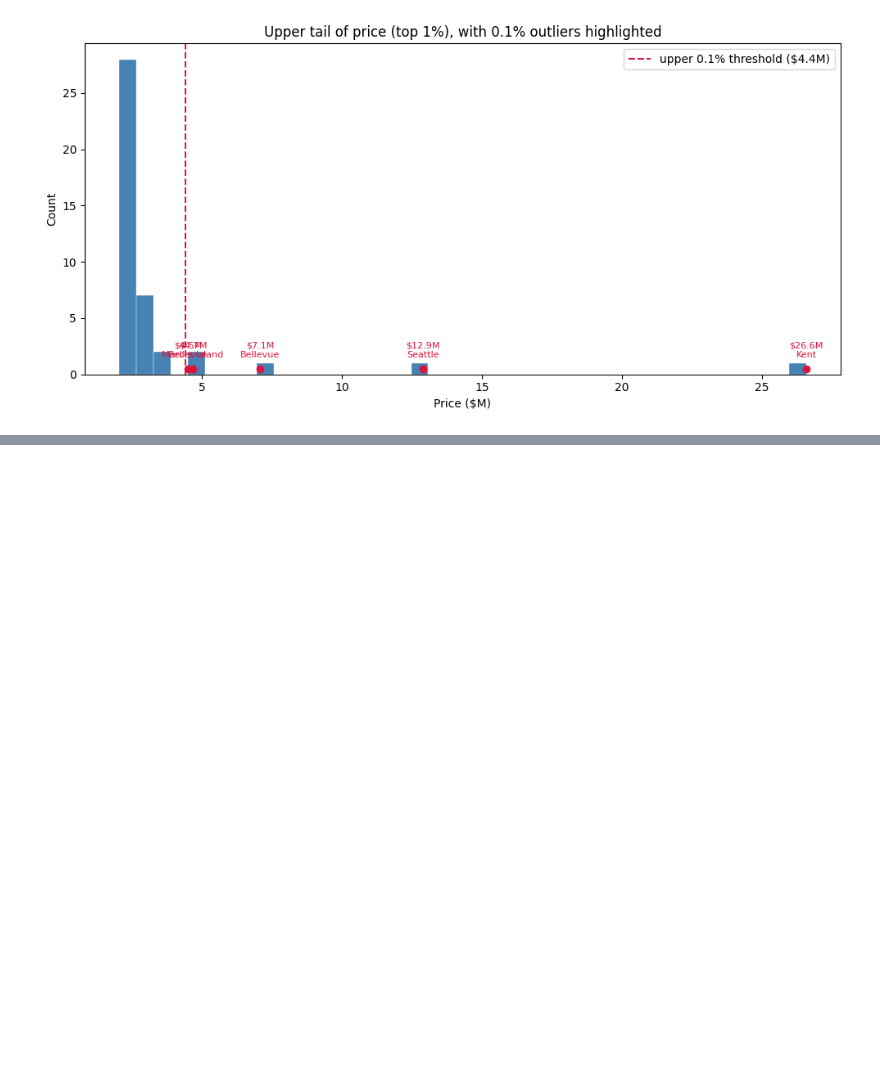
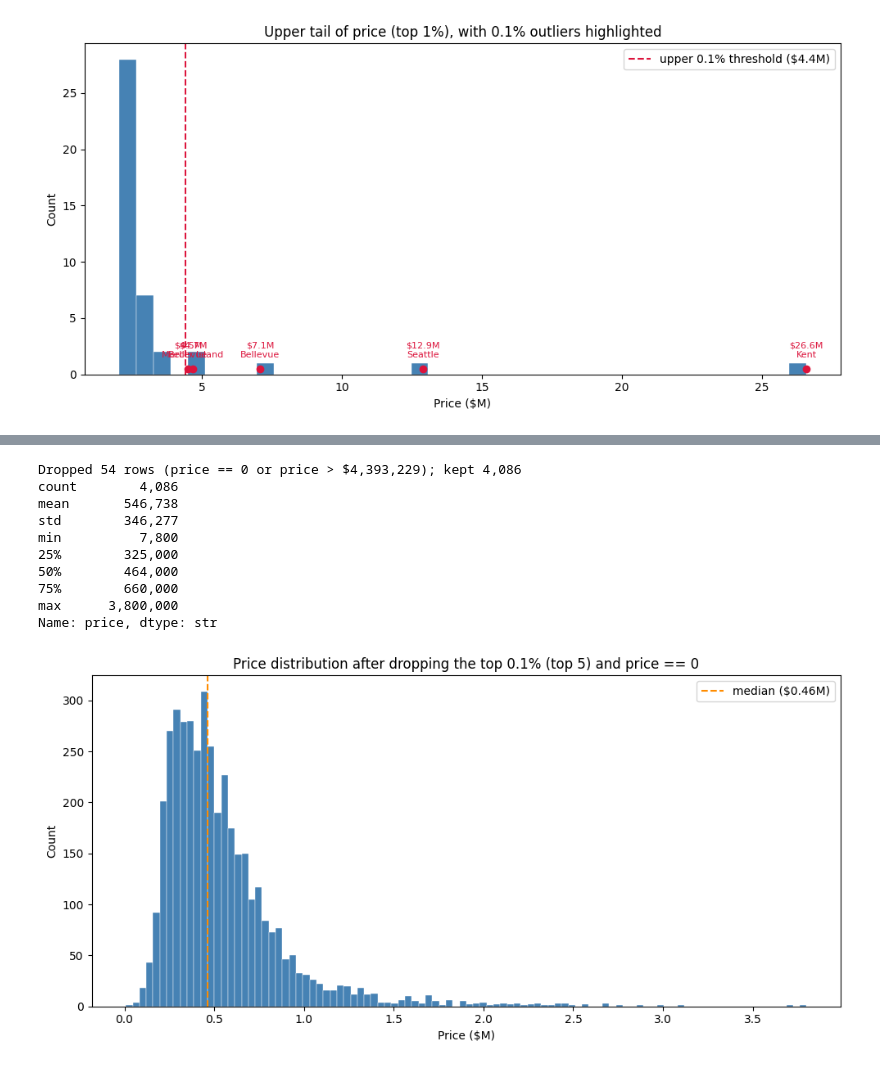
Before and after one commit to pw4ch7re3/house-price-regressor, a Jupyter notebook: data/visualize_dataset.ipynb, the cells around one changed output, grey strips where cells are left out. Saved outputs shown, nothing was run; the diff lists cells and outputs as text; code cells hidden in the pictures; blank space fills up the shorter version.

```diff
--- a/data/visualize_dataset.ipynb
+++ b/data/visualize_dataset.ipynb
@@ -123,3 +128,40 @@ plt.show()
+# %%
+# Drop the upper 0.1% (the 5 outliers above the threshold) and the zero-priced
+# rows, then re-plot.
+trimmed = price[(price > 0) & (price <= threshold)]
+
+print(
+    f"Dropped {len(price) - len(trimmed)} rows "
+    f"(price == 0 or price > ${threshold:,.0f}); kept {len(trimmed):,}"
+)
+print(trimmed.describe().apply(lambda v: f"{v:,.0f}"))
+
+fig, ax = plt.subplots(figsize=(10, 5))
+ax.hist(trimmed / 1e6, bins=100, color="steelblue", edgecolor="white", linewidth=0.3)
+ax.axvline(
+    trimmed.median() / 1e6,
+    color="darkorange",
+    linestyle="--",
+    label=f"median (${trimmed.median()/1e6:.2f}M)",
+)
+ax.set_title("Price distribution after dropping the top 0.1% (top 5) and price == 0")
+ax.set_xlabel("Price ($M)")
+ax.set_ylabel("Count")
+ax.legend()
+fig.tight_layout()
+plt.show()
+# %% [output]
+Dropped 54 rows (price == 0 or price > $4,393,229); kept 4,086
+count        4,086
+mean       546,738
+std        346,277
+min          7,800
+25%        325,000
+50%        464,000
+75%        660,000
+max      3,800,000
+Name: price, dtype: str
+[figure, added]
 # %%
 # Price-per-sqft reframes "most expensive" as "most expensive per unit area".
 # The top of the raw-price list is dominated by sheer size; dividing by
```
Also changed, not shown: parts of 2 cells of this notebook, 15 other files.
